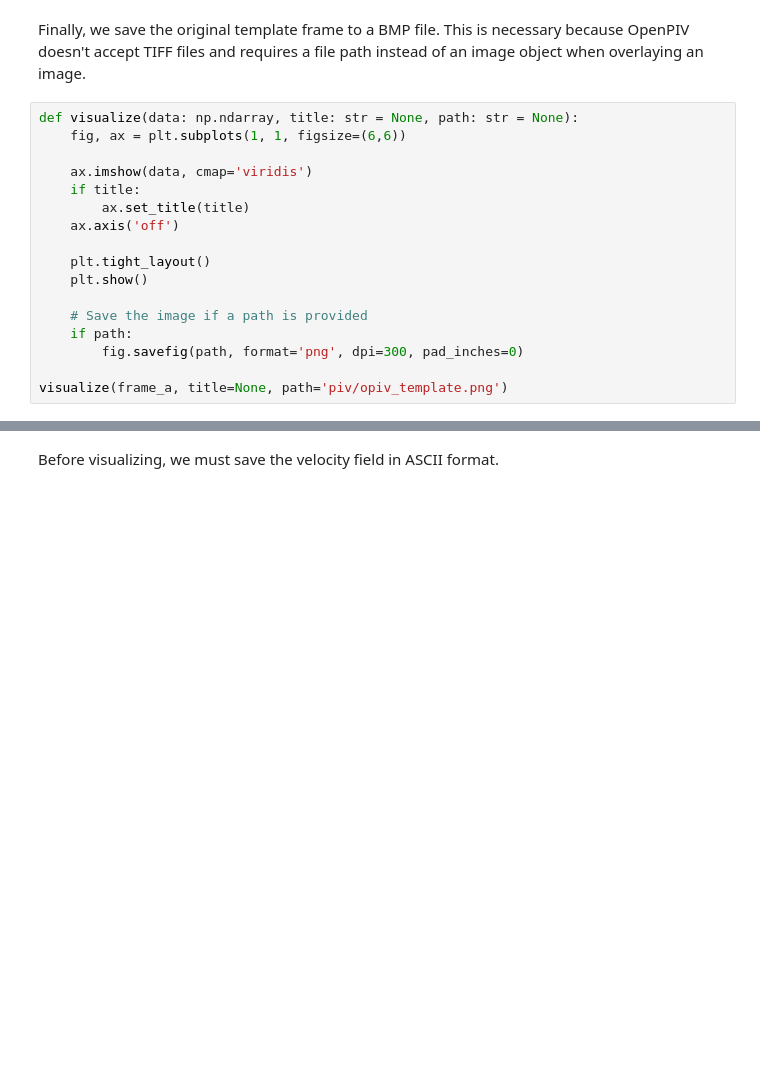
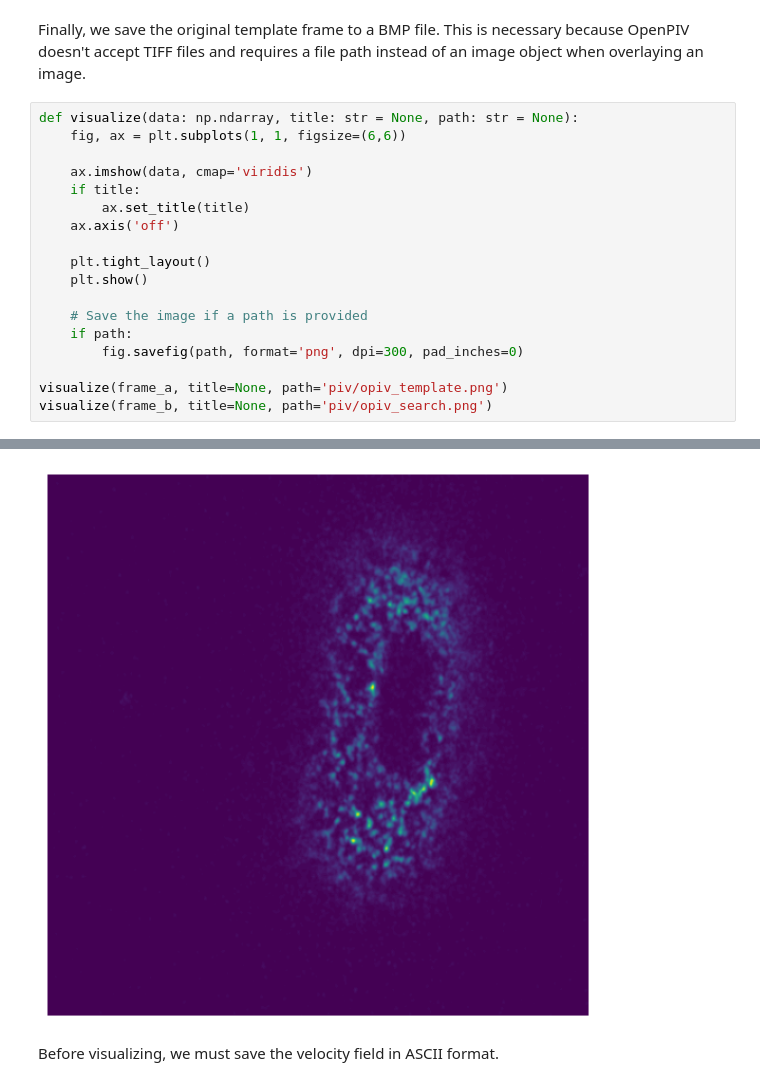
Before and after one commit to signynas/diet4CoLA, a Jupyter notebook: piv/piv_baseline.ipynb, the cells around one changed output, grey strips where cells are left out. Drawn from its saved outputs; the diff is of its cells as text; blank space fills up the shorter version.

```diff
--- a/piv/piv_baseline.ipynb
+++ b/piv/piv_baseline.ipynb
@@ -107,22 +107,24 @@ Finally, we save the original template frame to a BMP file. This is necessary be
 # %%
 def visualize(data: np.ndarray, title: str = None, path: str = None):
     fig, ax = plt.subplots(1, 1, figsize=(6,6))
 
     ax.imshow(data, cmap='viridis')
     if title:
         ax.set_title(title)
     ax.axis('off')
 
     plt.tight_layout()
     plt.show()
 
     # Save the image if a path is provided
     if path:
         fig.savefig(path, format='png', dpi=300, pad_inches=0)
 
 visualize(frame_a, title=None, path='piv/opiv_template.png')
+visualize(frame_b, title=None, path='piv/opiv_search.png')
 # %% [output]
 [figure]
+[figure, added]
 # %% [markdown]
 Before visualizing, we must save the velocity field in ASCII format.
 # %%
```
Also changed, not shown: parts of 8 cells of this notebook, 1 other file.
